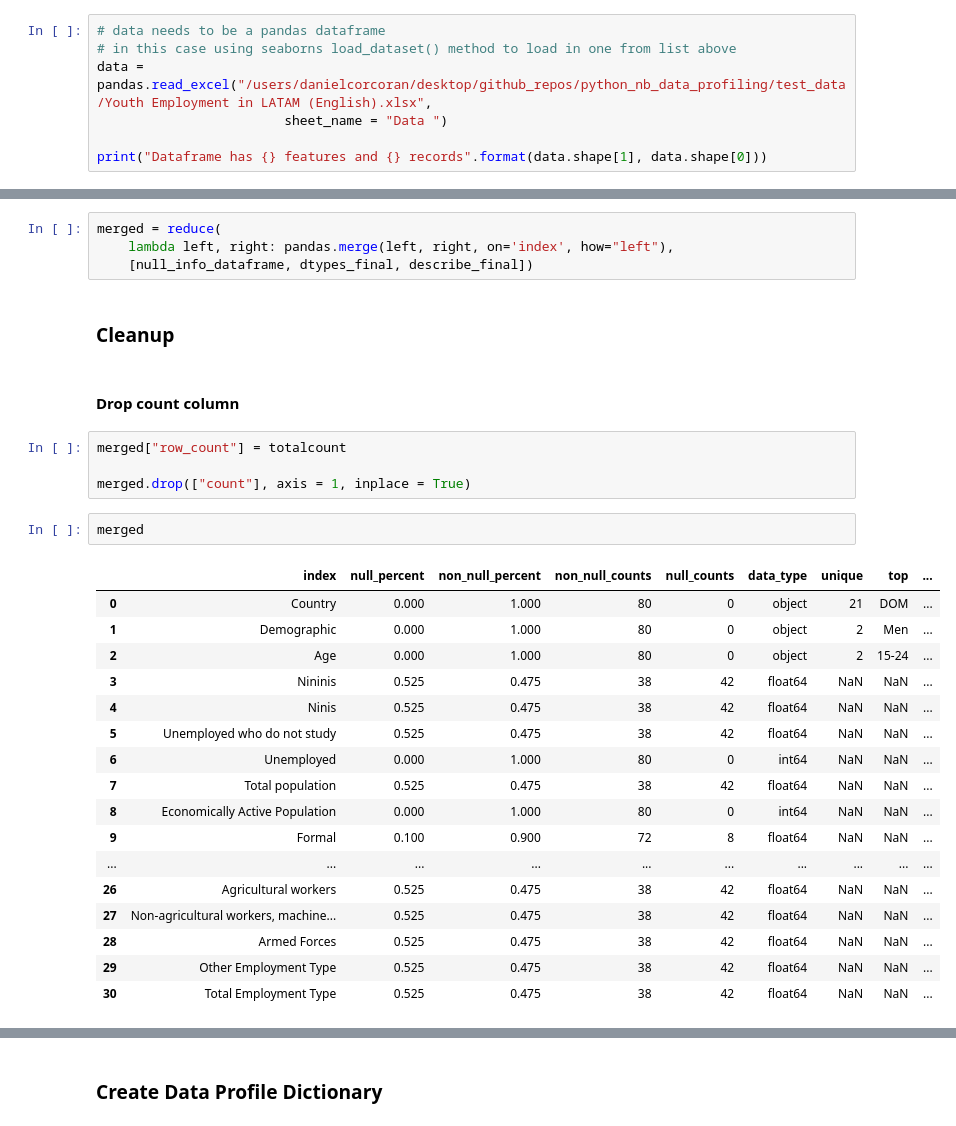
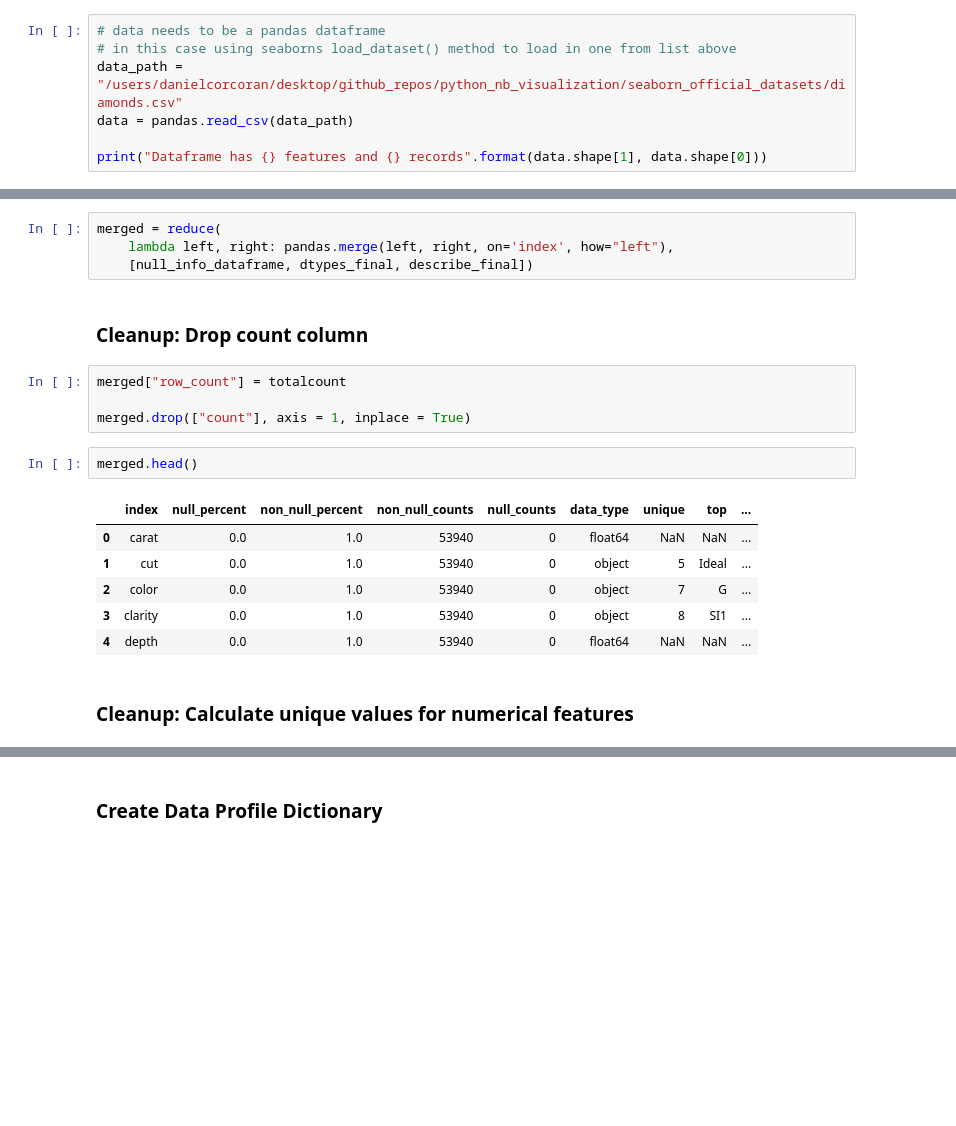
Before and after one commit to danielc92/python_nb_data_profiling, a Jupyter notebook: notebook_data_profililng.ipynb, the cells around one changed output, grey strips where cells are left out. Drawn from its saved outputs; the diff is of its cells as text; blank space fills up the shorter version.

```diff
--- a/notebook_data_profililng.ipynb
+++ b/notebook_data_profililng.ipynb
@@ -65,8 +36,8 @@ to this:
 # %%
 # data needs to be a pandas dataframe
 # in this case using seaborns load_dataset() method to load in one from list above
-data = pandas.read_excel("/users/danielcorcoran/desktop/github_repos/python_nb_data_profiling/test_data/Youth Employment in LATAM (English).xlsx",
-                        sheet_name = "Data ")
+data_path = "/users/danielcorcoran/desktop/github_repos/python_nb_visualization/seaborn_official_datasets/diamonds.csv"
+data = pandas.read_csv(data_path)
 
 print("Dataframe has {} features and {} records".format(data.shape[1], data.shape[0]))
 # %% [output]
@@ -323,31 +202,20 @@ merged = reduce(
     lambda left, right: pandas.merge(left, right, on='index', how="left"),
     [null_info_dataframe, dtypes_final, describe_final])
 # %% [markdown]
-### Cleanup
+### Cleanup: Drop count column
-# %% [markdown]
-#### Drop count column
 # %%
 merged["row_count"] = totalcount
 
 merged.drop(["count"], axis = 1, inplace = True)
 # %%
-merged
+merged.head()
 # %% [output]
 |  | index | null_percent | non_null_percent | non_null_counts | null_counts | data_type | unique | top | ... |
-| 0 | Country | 0.000 | 1.000 | 80 | 0 | object | 21 | DOM | ... |
-| 1 | Demographic | 0.000 | 1.000 | 80 | 0 | object | 2 | Men | ... |
-| 2 | Age | 0.000 | 1.000 | 80 | 0 | object | 2 | 15-24 | ... |
-| 3 | Nininis | 0.525 | 0.475 | 38 | 42 | float64 | NaN | NaN | ... |
-| 4 | Ninis | 0.525 | 0.475 | 38 | 42 | float64 | NaN | NaN | ... |
-| 5 | Unemployed who do not study | 0.525 | 0.475 | 38 | 42 | float64 | NaN | NaN | ... |
-| 6 | Unemployed | 0.000 | 1.000 | 80 | 0 | int64 | NaN | NaN | ... |
-| 7 | Total population | 0.525 | 0.475 | 38 | 42 | float64 | NaN | NaN | ... |
-| 8 | Economically Active Population | 0.000 | 1.000 | 80 | 0 | int64 | NaN | NaN | ... |
-| 9 | Formal | 0.100 | 0.900 | 72 | 8 | float64 | NaN | NaN | ... |
-| ... | ... | ... | ... | ... | ... | ... | ... | ... | ... |
-| 26 | Agricultural workers | 0.525 | 0.475 | 38 | 42 | float64 | NaN | NaN | ... |
-| 27 | Non-agricultural workers, machine... | 0.525 | 0.475 | 38 | 42 | float64 | NaN | NaN | ... |
-| 28 | Armed Forces | 0.525 | 0.475 | 38 | 42 | float64 | NaN | NaN | ... |
-| 29 | Other Employment Type | 0.525 | 0.475 | 38 | 42 | float64 | NaN | NaN | ... |
-| 30 | Total Employment Type | 0.525 | 0.475 | 38 | 42 | float64 | NaN | NaN | ... |
+| 0 | carat | 0.0 | 1.0 | 53940 | 0 | float64 | NaN | NaN | ... |
+| 1 | cut | 0.0 | 1.0 | 53940 | 0 | object | 5 | Ideal | ... |
+| 2 | color | 0.0 | 1.0 | 53940 | 0 | object | 7 | G | ... |
+| 3 | clarity | 0.0 | 1.0 | 53940 | 0 | object | 8 | SI1 | ... |
+| 4 | depth | 0.0 | 1.0 | 53940 | 0 | float64 | NaN | NaN | ... |
+# %% [markdown]
+### Cleanup: Calculate unique values for numerical features
 # %%
```
Also changed, not shown: parts of 38 cells of this notebook, 3 other files.
